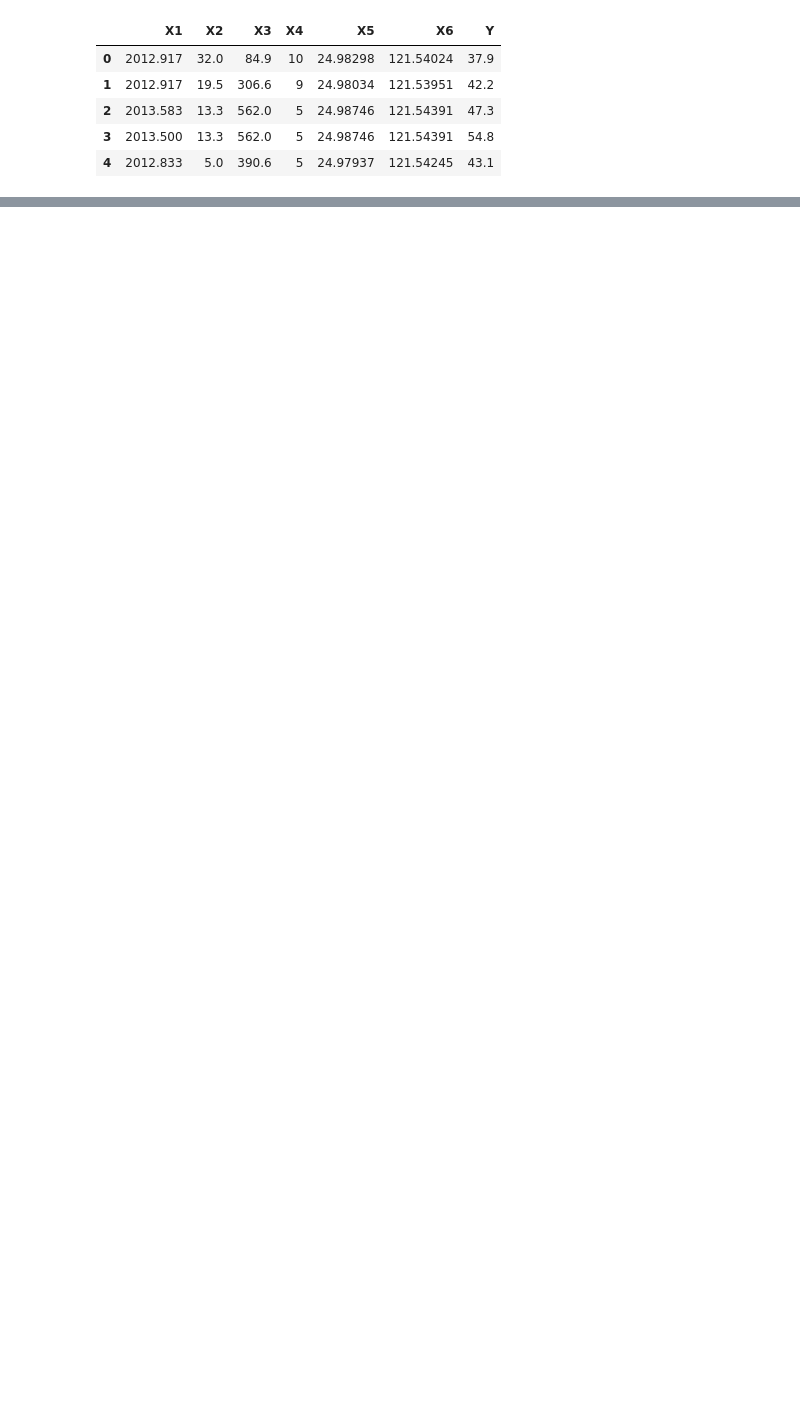
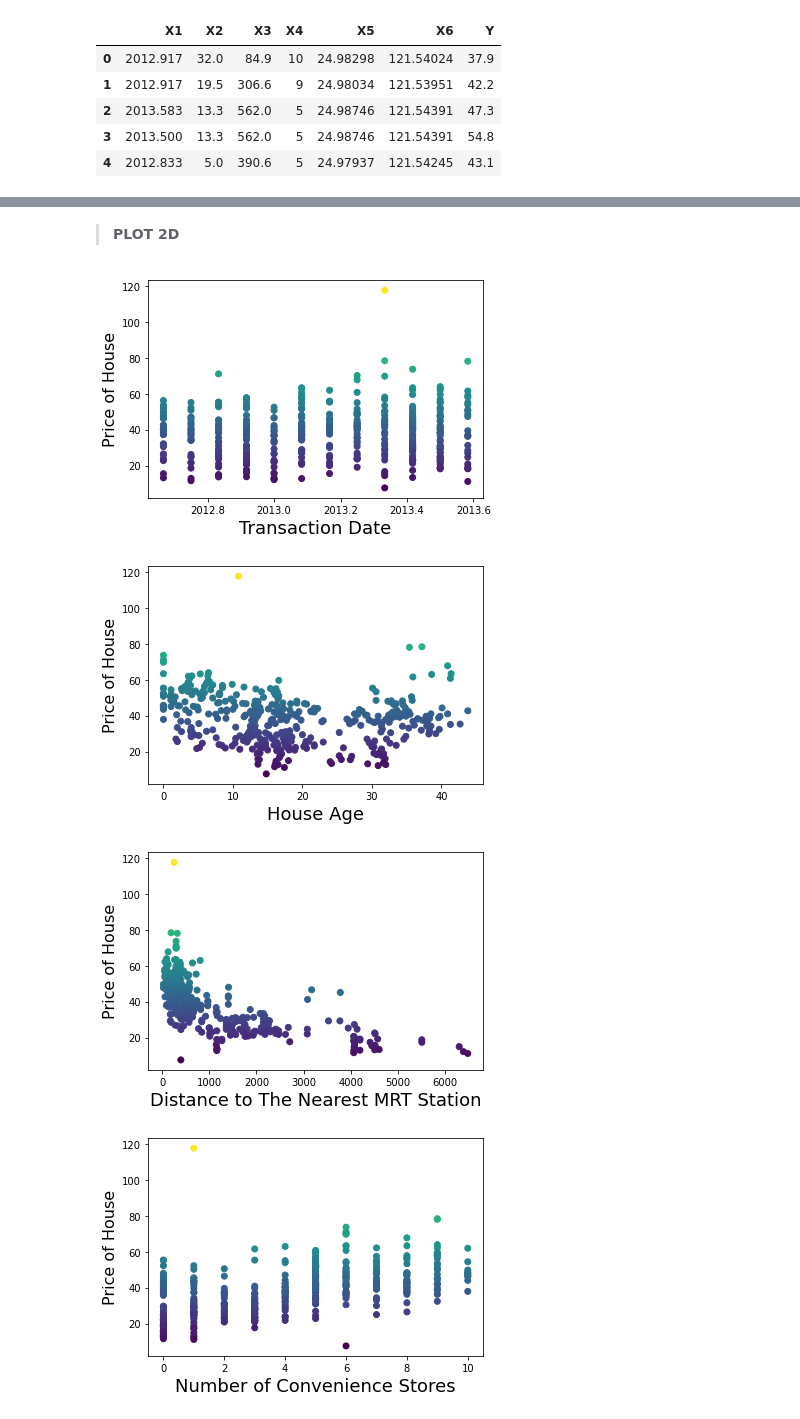
Before and after one commit to yonandaputri/GRNN, a Jupyter notebook: GRNN.ipynb, the cells around one changed output, grey strips where cells are left out. Cells and saved outputs as stored; diff of their text form; code cells hidden in the pictures; blank space fills up the shorter version.

```diff
--- a/GRNN.ipynb
+++ b/GRNN.ipynb
@@ -42,0 +75,48 @@ df.head()
+# %% [markdown]
+
+> **PLOT 2D**
+# %%
+import matplotlib.pyplot as plt
+
+td = df['X1']
+ha = df['X2']
+d = df['X3']
+nc = df['X4']
+harga = df['Y']
+
+
+# PLOT Y = PRICE, X = TRANSACTION DATE
+plt.scatter(td, harga, c=harga)
+# plt.scatter(df.iloc[:, 0:8], df.iloc[:, 0:8], s=area, c=labels.astype(np.float), alpha=0.5)
+plt.xlabel('Transaction Date', fontsize=18)
+plt.ylabel('Price of House', fontsize=16)
+plt.show()
+
+
+# PLOT Y = PRICE, X = HOUSE AGE
+plt.scatter(ha, harga, c=harga)
+# plt.scatter(df.iloc[:, 0:8], df.iloc[:, 0:8], s=area, c=labels.astype(np.float), alpha=0.5)
+plt.xlabel('House Age', fontsize=18)
+plt.ylabel('Price of House', fontsize=16)
+plt.show()
+
+
+# PLOT Y = PRICE, X = Distance to The Nearest MRT Station
+plt.scatter(d, harga, c=harga)
+# plt.scatter(df.iloc[:, 0:8], df.iloc[:, 0:8], s=area, c=labels.astype(np.float), alpha=0.5)
+plt.xlabel('Distance to The Nearest MRT Station', fontsize=18)
+plt.ylabel('Price of House', fontsize=16)
+plt.show()
+
+
+# PLOT Y = PRICE, X = Number of Convenience Stores in the Living Circle on Foot
+plt.scatter(nc, harga, c=harga)
+# plt.scatter(df.iloc[:, 0:8], df.iloc[:, 0:8], s=area, c=labels.astype(np.float), alpha=0.5)
+plt.xlabel('Number of Convenience Stores', fontsize=18)
+plt.ylabel('Price of House', fontsize=16)
+plt.show()
+# %% [output]
+[figure, added]
+[figure, added]
+[figure, added]
+[figure, added]
```
Also changed, not shown: parts of 21 cells of this notebook.
